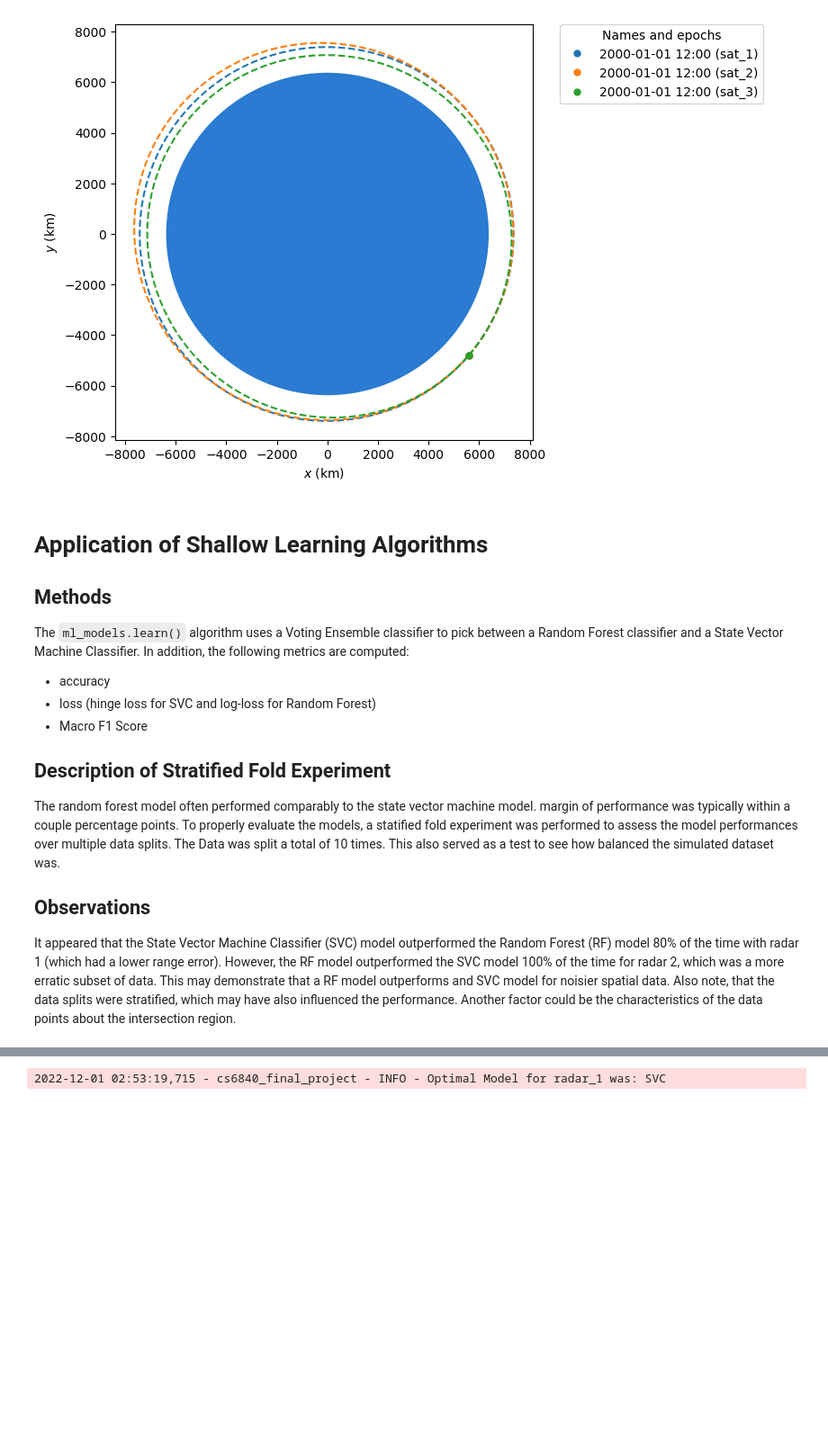
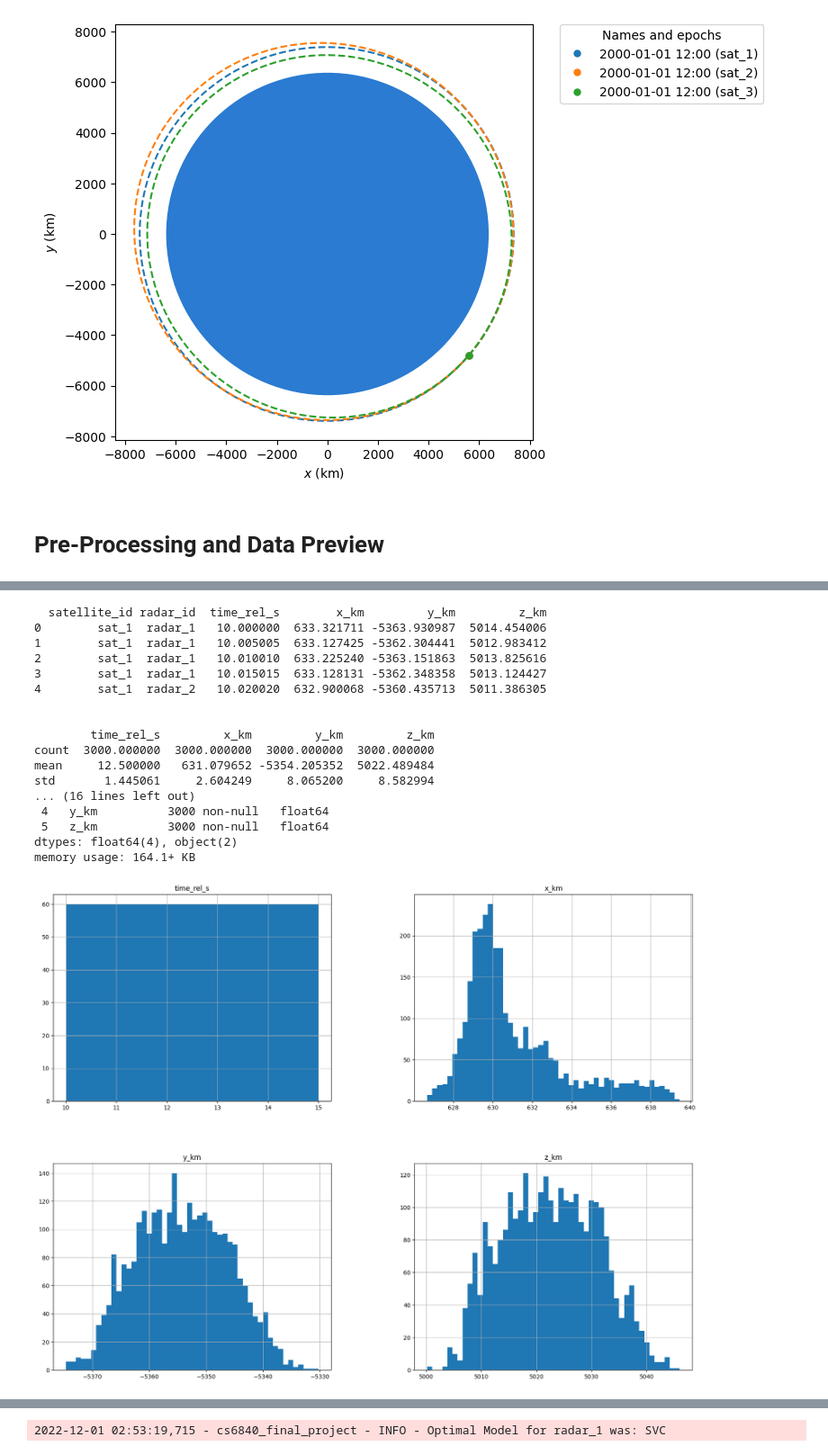
Before and after one commit to rarnold97/CS6840_SVC_Track_Fusion, a Jupyter notebook: jupyter/rarnold_cs6840_final.ipynb, the cells around one changed output, grey strips where cells are left out. Shown at 90% size. Drawn from its saved outputs; the diff is of its cells as text; code cells hidden in the pictures; blank space fills up the shorter version.

Commit message:
added pre processing visualization.

```diff
--- a/jupyter/rarnold_cs6840_final.ipynb
+++ b/jupyter/rarnold_cs6840_final.ipynb
@@ -16,20 +16,11 @@ for sat in satellites:
     static_plot.plot(orbit=sat.orbit, label=sat.name)
 # %% [output]
 [figure]
-# %% [markdown]
-# Application of Shallow Learning Algorithms
-
-## Methods
-
-The `ml_models.learn()` algorithm uses a Voting Ensemble classifier to pick between a Random Forest classifier and a State Vector Machine Classifier.  In addition, the following metrics are computed:
-- accuracy
-- loss (hinge loss for SVC and log-loss for Random Forest)
-- Macro F1 Score
-
-## Description of Stratified Fold Experiment
-
-The random forest model often performed comparably to the state vector machine model. margin of performance was typically within a couple percentage points. To properly evaluate the models, a statified fold experiment was performed to assess the model performances over multiple data splits.  The Data was split a total of 10 times.  This also served as a test to see how balanced the simulated dataset was.
-
-## Observations
-
-It appeared that the State Vector Machine Classifier (SVC) model outperformed the Random Forest (RF) model 80% of the time with radar 1 (which had a lower range error).  However, the RF model outperformed the SVC model 100% of the time for radar 2, which was a more erratic subset of data.  This may demonstrate that a RF model outperforms and SVC model for noisier spatial data.  Also note, that the data splits were stratified, which may have also influenced the performance.  Another factor could be the characteristics of the data points about the intersection region.
+# %% [markdown]
+# Pre-Processing and Data Preview
+# %%
+# inspect the corruted simulation dataset
+from shallow_learning.pre_process import summarize_dataset
+
+summarize_dataset()
+# %% [output]
@@ -35,0 +29,18 @@ It appeared that the State Vector Machine Classifier (SVC) model outperformed th
+  satellite_id radar_id  time_rel_s        x_km         y_km         z_km
+0        sat_1  radar_1   10.000000  633.321711 -5363.930987  5014.454006
+1        sat_1  radar_1   10.005005  633.127425 -5362.304441  5012.983412
+2        sat_1  radar_1   10.010010  633.225240 -5363.151863  5013.825616
+3        sat_1  radar_1   10.015015  633.128131 -5362.348358  5013.124427
+4        sat_1  radar_2   10.020020  632.900068 -5360.435713  5011.386305
+
+
+        time_rel_s         x_km         y_km         z_km
+count  3000.000000  3000.000000  3000.000000  3000.000000
+mean     12.500000   631.079652 -5354.205352  5022.489484
+std       1.445061     2.604249     8.065200     8.582994
+... (16 lines left out)
+ 4   y_km          3000 non-null   float64
+ 5   z_km          3000 non-null   float64
+dtypes: float64(4), object(2)
+memory usage: 164.1+ KB
+[figure, added]
```
Also changed, not shown: parts of 8 cells of this notebook, 1 other file.
